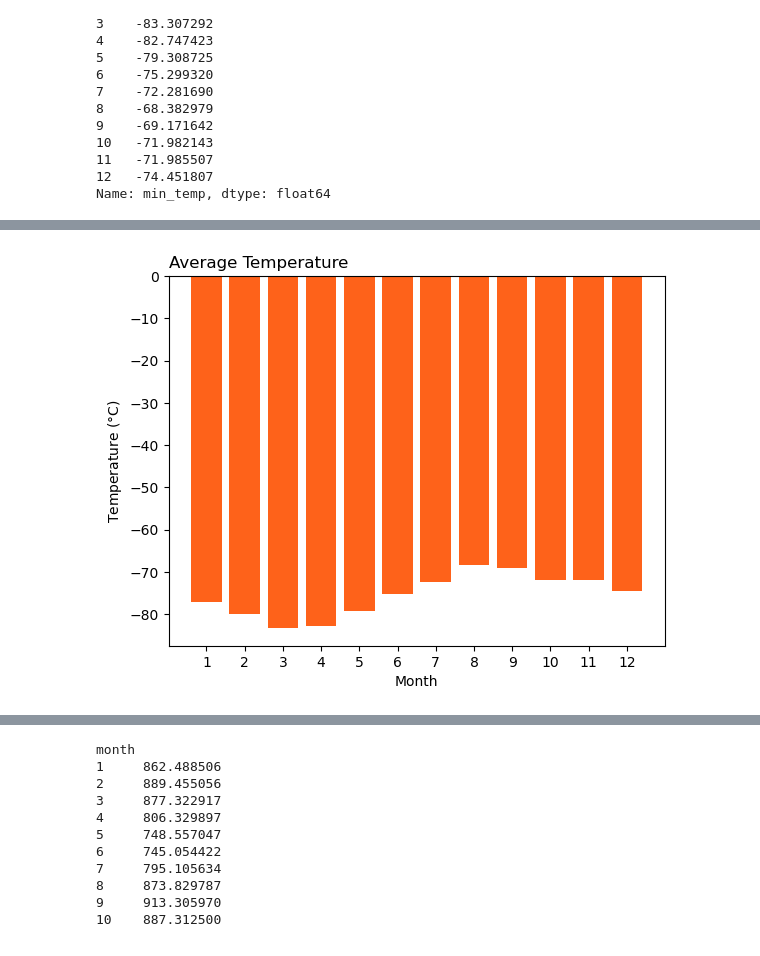
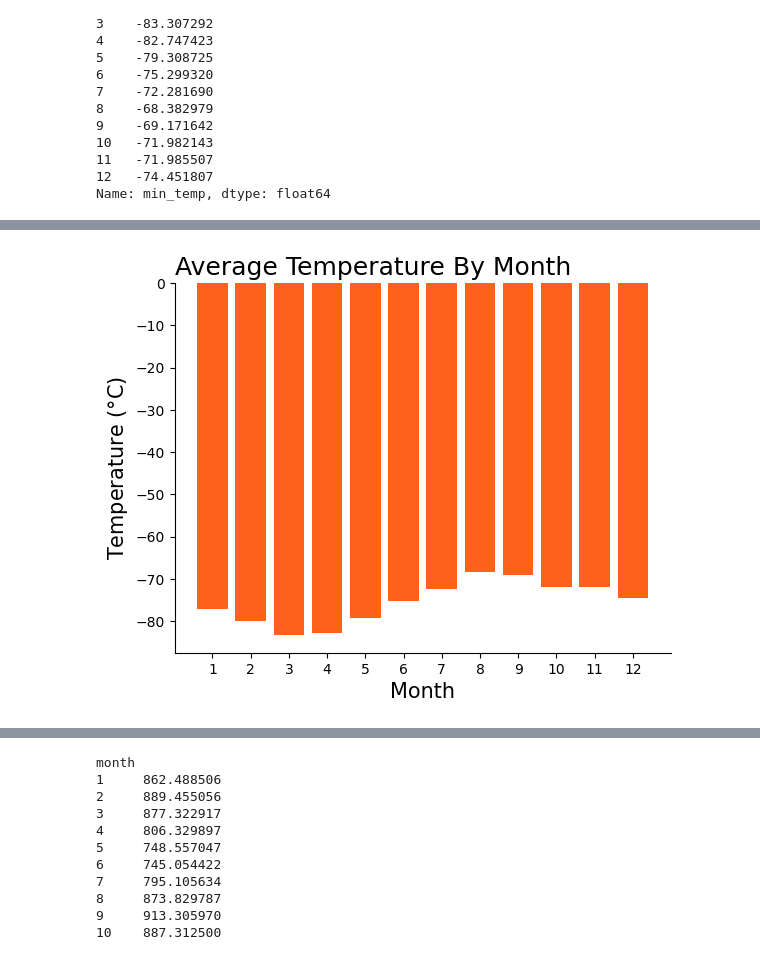
Before and after one commit to dejesusalcala/data-collection-challenge, a Jupyter notebook: code/part_2_mars_weather.ipynb, the cells around one changed output, grey strips where cells are left out. Drawn from its saved outputs; the diff is of its cells as text; code cells hidden in the pictures.

```diff
--- a/code/part_2_mars_weather.ipynb
+++ b/code/part_2_mars_weather.ipynb
@@ -185,7 +153,7 @@ df
 # %%
 # 3. What is the average low temperature by month?
-AverageTemp = df.groupby(by = "month").mean()["min_temp"]
-AverageTemp
+AverageTemperature = df.groupby(by = "month").mean()["min_temp"]
+AverageTemperature
 # %% [output]
 month
 1    -77.160920
@@ -249,0 +172,9 @@ Name: month, dtype: int64
+# %%
+# Create dataframe for figure 1
+
+AverageTemperatureDF = pd.DataFrame({
+    "month": AverageTemperature.index,
+    "ave_temp": AverageTemperature
+})
+
+AverageTemperatureDF
@@ -250,18 +196,24 @@ Name: month, dtype: int64
 # %%
 # Plot the average temperature by month
 
 Figure1, Axes1 = plt.subplots()
 
-plt.bar(x = AverageTempDF["month"],
-        height = AverageTempDF["ave_temp"],
+plt.bar(x = AverageTemperatureDF["month"],
+        height = AverageTemperatureDF["ave_temp"],
         color = "#FE621A")
-plt.title(label = "Average Temperature",
+plt.title(label = "Average Temperature By Month",
+          fontsize = "18",
           loc = "left")
 
-plt.xticks(np.arange(min(AverageTemp.index), max(AverageTemp.index) + 1,1))
-plt.xlabel("Month")
-plt.ylabel("Temperature ($\degree$C)")
+Axes1.spines["top"].set_visible(False)
+Axes1.spines["right"].set_visible(False)
+
+plt.xticks(np.arange(min(AverageTemperatureDF["month"]), max(AverageTemperatureDF["month"]) + 1,1))
+plt.xlabel(xlabel = "Month",
+           fontsize = 15)
+plt.ylabel(ylabel = "Temperature ($\degree$C)",
+           fontsize = 15)
 
 plt.show()
 # %% [output]
-[figure, old version]
+[figure, new version]
```
Also changed, not shown: parts of 18 cells of this notebook, 1 other file.
